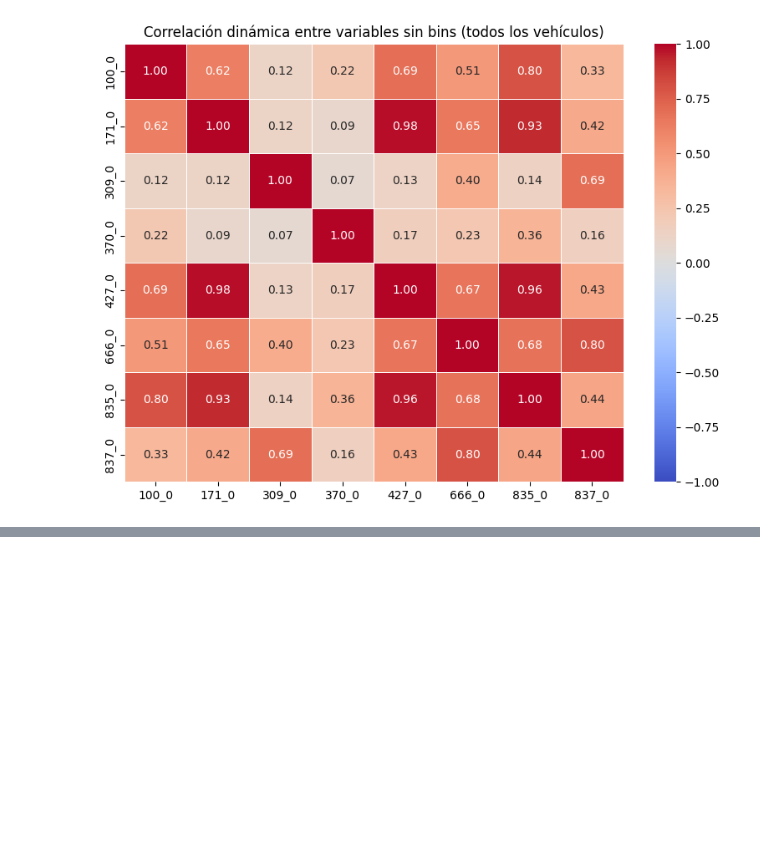
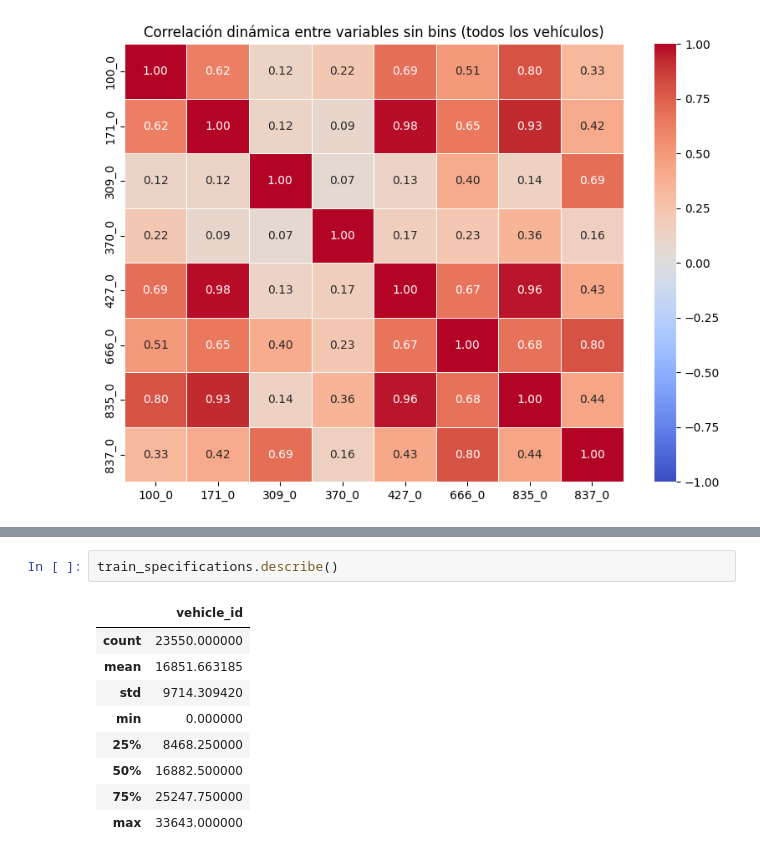
Before and after one commit to AlexSG29/IDA-Challenge-Tesis-Transformers, a Jupyter notebook: notebooks/train.ipynb, the cells around one changed output, grey strips where cells are left out. Drawn from its saved outputs; the diff is of its cells as text; blank space fills up the shorter version.

```diff
--- a/notebooks/train.ipynb
+++ b/notebooks/train.ipynb
@@ -361,0 +521,12 @@ plt.show()
+# %%
+train_specifications.describe()
+# %% [output]
+|  | vehicle_id |
+| count | 23550.000000 |
+| mean | 16851.663185 |
+| std | 9714.309420 |
+| min | 0.000000 |
+| 25% | 8468.250000 |
+| 50% | 16882.500000 |
+| 75% | 25247.750000 |
+| max | 33643.000000 |
```
Also changed, not shown: parts of 21 cells of this notebook.
